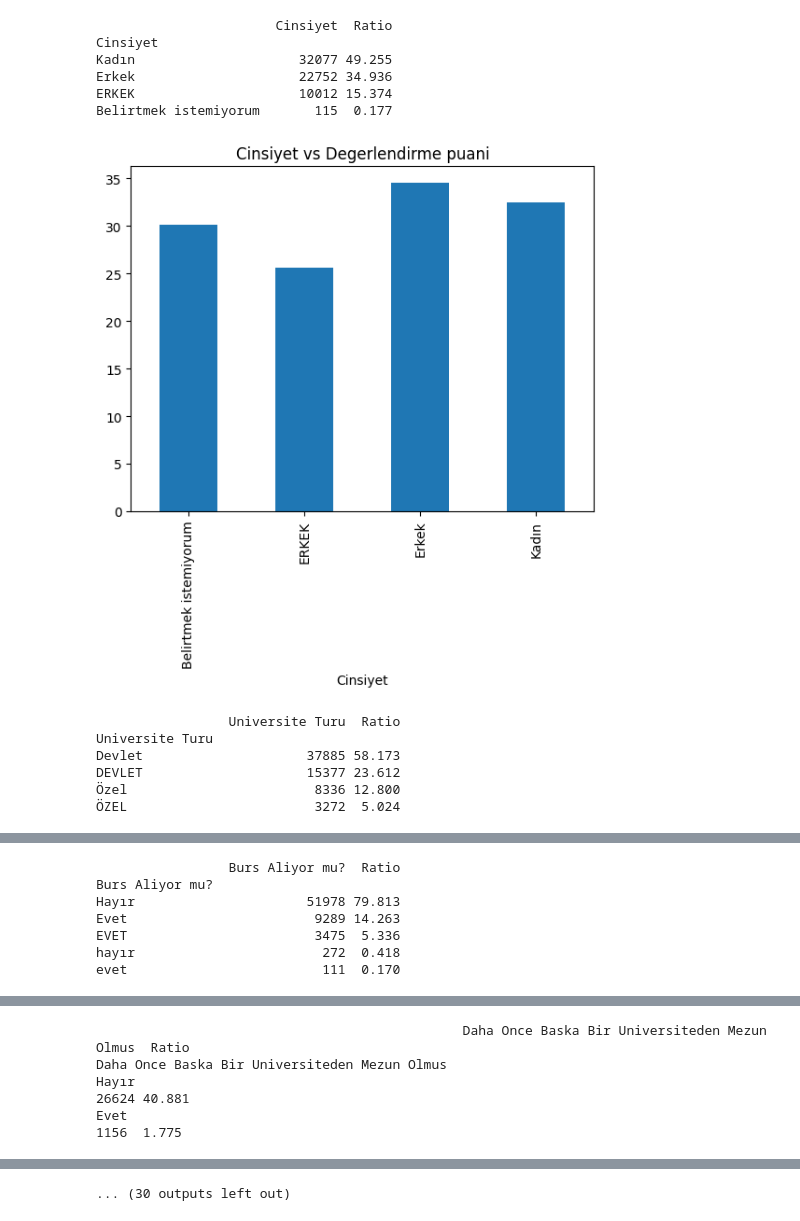
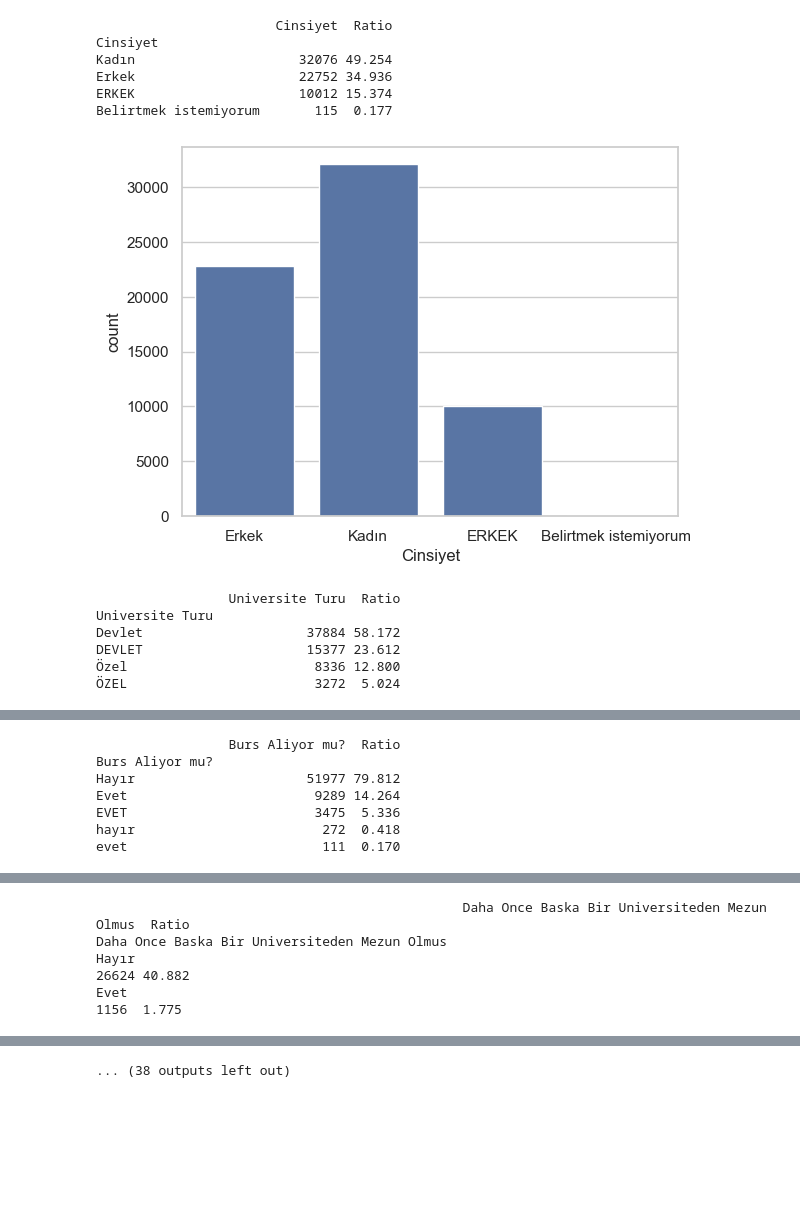
Before and after one commit to Ghostdevc/datathon2024, a Jupyter notebook: research/research.ipynb, the cells around one changed output, grey strips where cells are left out. Saved outputs shown, nothing was run; the diff lists cells and outputs as text; code cells hidden in the pictures; blank space fills up the shorter version.

```diff
--- a/research/research.ipynb
+++ b/research/research.ipynb
@@ -43,7 +56,7 @@ def concat_df_on_y_axis(df_1, df_2):
 def concat_df_on_x_axis(df_1, df_2):
     return pd.concat([df_1, df_2], axis = 1)
 
-def grab_col_names(dataframe, cat_th=10, car_th=20):
+def grab_col_names(dataframe, cat_th=15, car_th=30):
 
     # cat_cols, cat_but_car
     cat_cols = [col for col in dataframe.columns if dataframe[col].dtypes == "O"]
@@ -221,6 +234,9 @@ def num_summary(dataframe, numerical_col, plot=False):
 
     print("#####################################")
 
+def target_summary_with_cat(dataframe, target, categorical_col):
+    print(pd.DataFrame({"TARGET_MEAN": dataframe.groupby(categorical_col)[target].mean()}), end="\n\n\n")
+
 def check_df(dataframe):
     print("##################### Shape #####################")
     print(dataframe.shape)
@@ -248,0 +264,2 @@ df = concat_df_on_y_axis(df_train, df_test)
+# %%
+df_train = df_train.dropna(subset=['Degerlendirme Puani'])
@@ -279,0 +300,22 @@ num_but_cat: 0
+# %%
+sns.set(style="whitegrid")
+
+# Farklı renkler için palet
+colors = sns.color_palette("tab10", n_colors=9)
+
+# Grafik boyutunu ayarlama
+plt.figure(figsize=(10, 6))
+
+# Her yılın değerlendirme puanına göre density plot çizme
+for i, year in enumerate(range(2014, 2023)):
+    subset = df[df['Basvuru Yili'] == year]
+    sns.kdeplot(subset['Degerlendirme Puani'], color=colors[i], label=str(year), fill=True)
+
+# Başlık, etiketler ve gösterge
+plt.title("Basvuru Yili'na Göre Degerlendirme Puani Dağılımı (Density Plot)", fontsize=14)
+plt.xlabel("Degerlendirme Puani", fontsize=12)
+plt.ylabel("Density", fontsize=12)
+plt.legend(title="Basvuru Yili", loc="upper left", fontsize=10)
+
+# Grafiği göster
+plt.show()
@@ -279,0 +326,2 @@ num_but_cat: 0
+# %%
+cat_cols_eda, num_cols_eda, cat_but_car_eda = grab_col_names(df_train)
@@ -292,20 +356,20 @@ plt.show()
 # %%
 for feature in cat_cols_eda:
-        cat_summary(df_train, feature)
-        df_train.groupby(feature)['Degerlendirme Puani'].mean().plot.bar()
-        plt.title(feature + ' vs Degerlendirme puani')
-        plt.show()
+        cat_summary(df_train, feature, True)
+        #df_train.groupby(feature)['Degerlendirme Puani'].mean().plot.bar()
+        #plt.title(feature + ' vs Degerlendirme puani')
+        #plt.show()
 # %% [output]
                        Cinsiyet  Ratio
 Cinsiyet
-Kadın                     32077 49.255
+Kadın                     32076 49.254
 Erkek                     22752 34.936
 ERKEK                     10012 15.374
 Belirtmek istemiyorum       115  0.177
-[figure, old version]
+[figure, new version]
                  Universite Turu  Ratio
 Universite Turu
-Devlet                     37885 58.173
+Devlet                     37884 58.172
 DEVLET                     15377 23.612
 Özel                        8336 12.800
 ÖZEL                        3272  5.024
@@ -313,7 +377,7 @@ DEVLET                     15377 23.612
                  Burs Aliyor mu?  Ratio
 Burs Aliyor mu?
-Hayır                      51978 79.813
-Evet                        9289 14.263
+Hayır                      51977 79.812
+Evet                        9289 14.264
 EVET                        3475  5.336
 hayır                        272  0.418
 evet                         111  0.170
@@ -354,4 +418,4 @@ Ortalama bulunmuyor                              413  0.634
                                                Daha Once Baska Bir Universiteden Mezun Olmus  Ratio
 Daha Once Baska Bir Universiteden Mezun Olmus
-Hayır                                                                                  26624 40.881
+Hayır                                                                                  26624 40.882
 Evet                                                                                    1156  1.775
@@ -359 +423 @@ Evet
-... (30 outputs left out)
+... (38 outputs left out)
```
Also changed, not shown: parts of 80 cells of this notebook.
